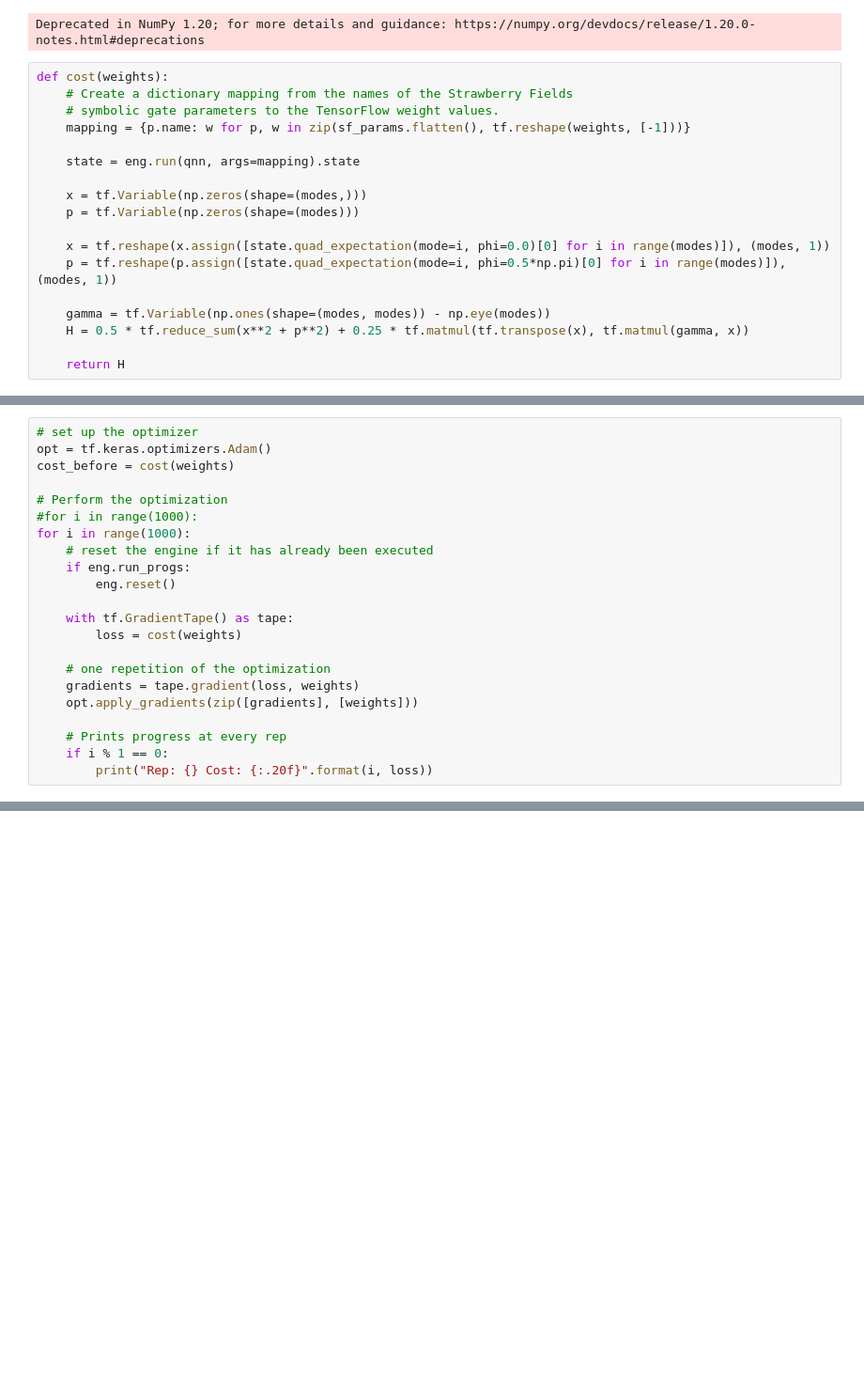
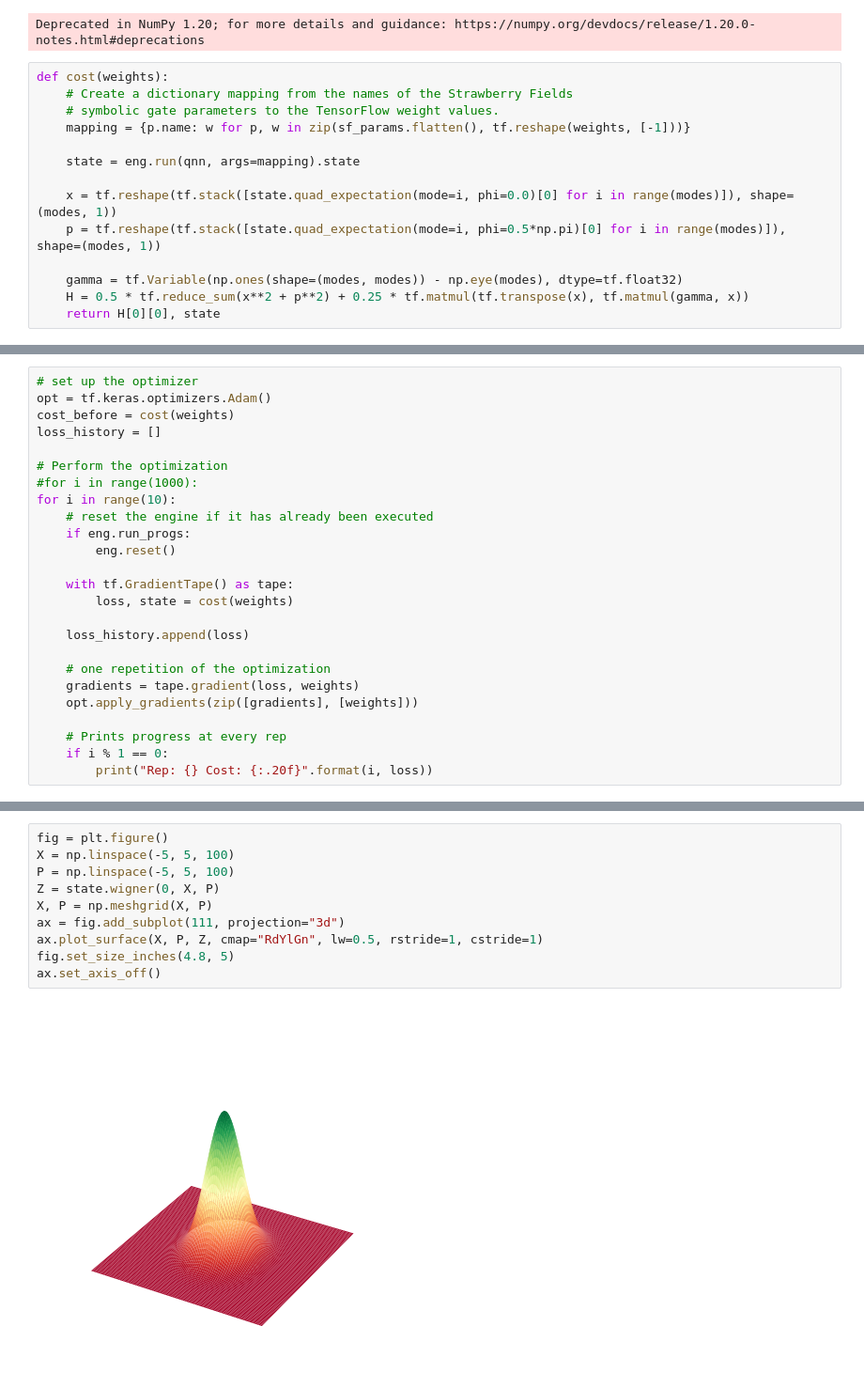
Before and after one commit to MatthieuSarkis/Long-range-intermolecular-interactions-on-a-continuous-variable-quantum-computer, a Jupyter notebook: notebooks/run_quantum_neural_network copy.ipynb, the cells around one changed output, grey strips where cells are left out. Shown at 94% size. Cells and saved outputs as stored; diff of their text form; blank space fills up the shorter version.

```diff
--- a/notebooks/run_quantum_neural_network copy.ipynb
+++ b/notebooks/run_quantum_neural_network copy.ipynb
@@ -161,13 +166,9 @@ def cost(weights):
 
     state = eng.run(qnn, args=mapping).state
 
-    x = tf.Variable(np.zeros(shape=(modes,)))
-    p = tf.Variable(np.zeros(shape=(modes)))
+    x = tf.reshape(tf.stack([state.quad_expectation(mode=i, phi=0.0)[0] for i in range(modes)]), shape=(modes, 1))
+    p = tf.reshape(tf.stack([state.quad_expectation(mode=i, phi=0.5*np.pi)[0] for i in range(modes)]), shape=(modes, 1))
 
-    x = tf.reshape(x.assign([state.quad_expectation(mode=i, phi=0.0)[0] for i in range(modes)]), (modes, 1))
-    p = tf.reshape(p.assign([state.quad_expectation(mode=i, phi=0.5*np.pi)[0] for i in range(modes)]), (modes, 1))
-
-    gamma = tf.Variable(np.ones(shape=(modes, modes)) - np.eye(modes))
+    gamma = tf.Variable(np.ones(shape=(modes, modes)) - np.eye(modes), dtype=tf.float32)
     H = 0.5 * tf.reduce_sum(x**2 + p**2) + 0.25 * tf.matmul(tf.transpose(x), tf.matmul(gamma, x))
-
-    return H
+    return H[0][0], state
@@ -179,16 +176,19 @@ cost(weights)
 # set up the optimizer
 opt = tf.keras.optimizers.Adam()
 cost_before = cost(weights)
+loss_history = []
 
 # Perform the optimization
 #for i in range(1000):
-for i in range(1000):
+for i in range(10):
     # reset the engine if it has already been executed
     if eng.run_progs:
         eng.reset()
 
     with tf.GradientTape() as tape:
-        loss = cost(weights)
+        loss, state = cost(weights)
+
+    loss_history.append(loss)
 
     # one repetition of the optimization
     gradients = tape.gradient(loss, weights)
@@ -201,0 +215,12 @@ NameError: name 'tf' is not defined
+# %%
+fig = plt.figure()
+X = np.linspace(-5, 5, 100)
+P = np.linspace(-5, 5, 100)
+Z = state.wigner(0, X, P)
+X, P = np.meshgrid(X, P)
+ax = fig.add_subplot(111, projection="3d")
+ax.plot_surface(X, P, Z, cmap="RdYlGn", lw=0.5, rstride=1, cstride=1)
+fig.set_size_inches(4.8, 5)
+ax.set_axis_off()
+# %% [output]
+[figure, added]
```
Also changed, not shown: parts of 5 cells of this notebook.
